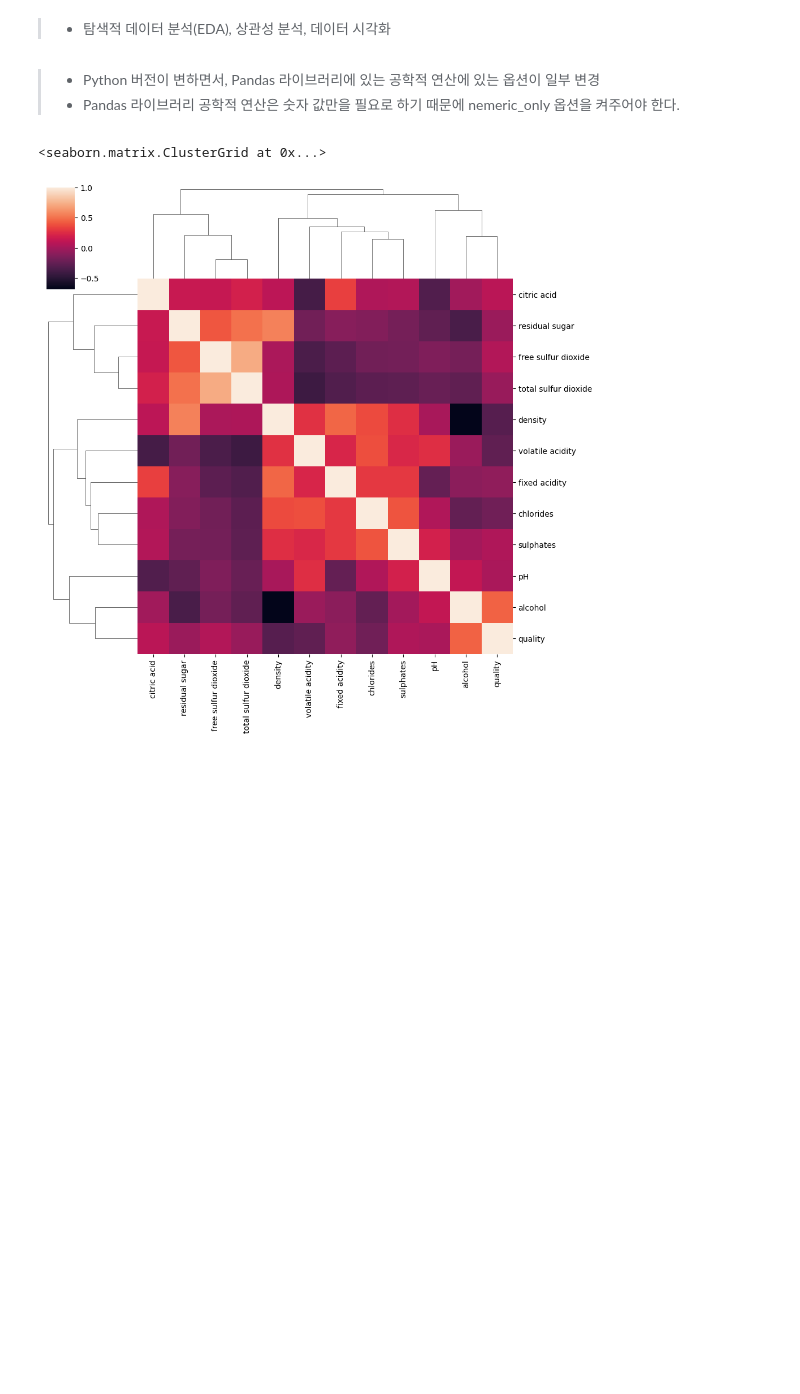
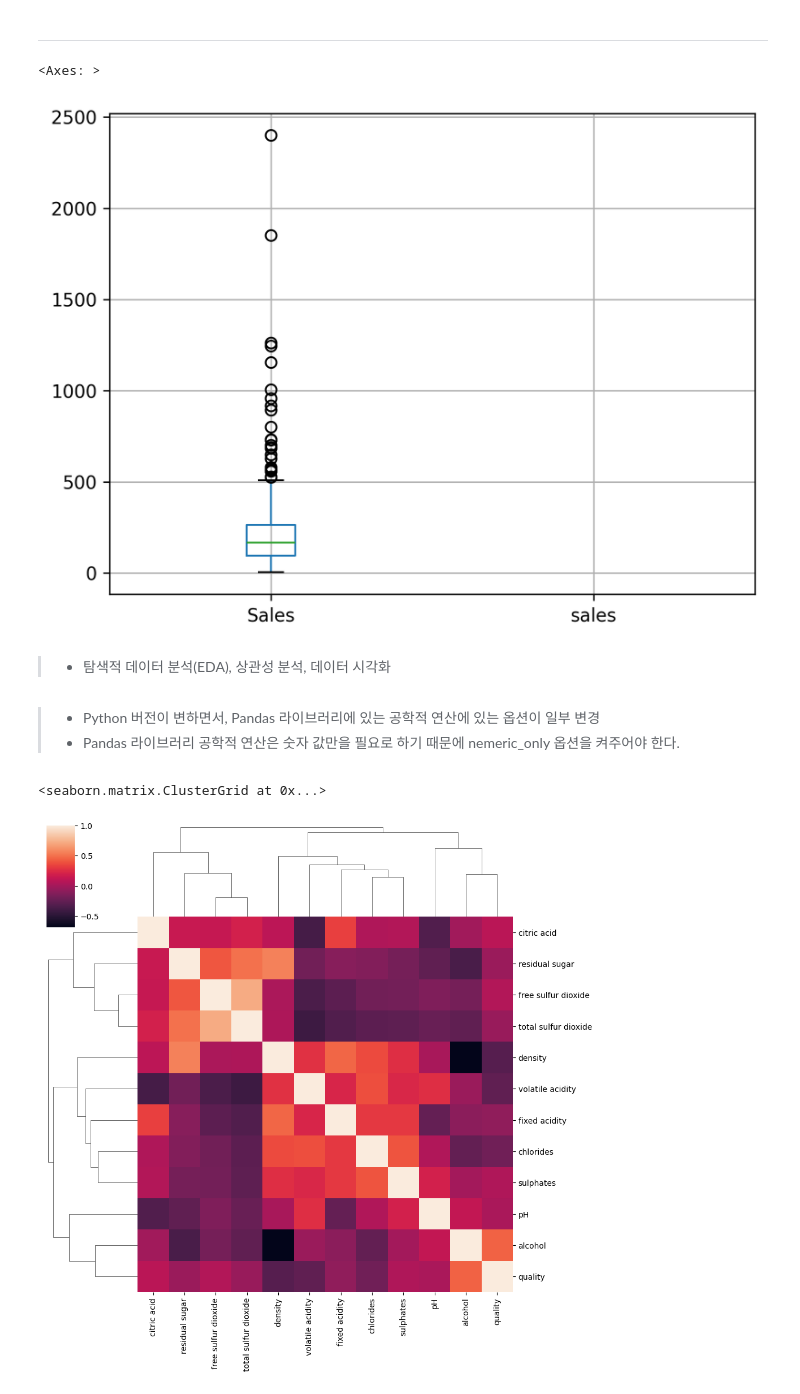
Before and after one commit to Abel3005/DataEngine, a Jupyter notebook: Diary/Daily/Week 4/202040424.ipynb, the cells around one changed output. Saved outputs shown, nothing was run; the diff lists cells and outputs as text; code cells hidden in the pictures; blank space fills up the shorter version.

```diff
--- a/Diary/Daily/Week 4/202040424.ipynb
+++ b/Diary/Daily/Week 4/202040424.ipynb
@@ -53,3 +192,10 @@ $X_{1}, X_{2}$가 다음의 관계를 가질 때
+# %% [markdown]
+----
+# %%
+df_line.boxplot()
+# %% [output]
+<Axes: >
+[figure, added]
 # %% [markdown]
 > - 탐색적 데이터 분석(EDA), 상관성 분석, 데이터 시각화
 # %%
```
Also changed, not shown: parts of 17 cells of this notebook, 2 other files.
